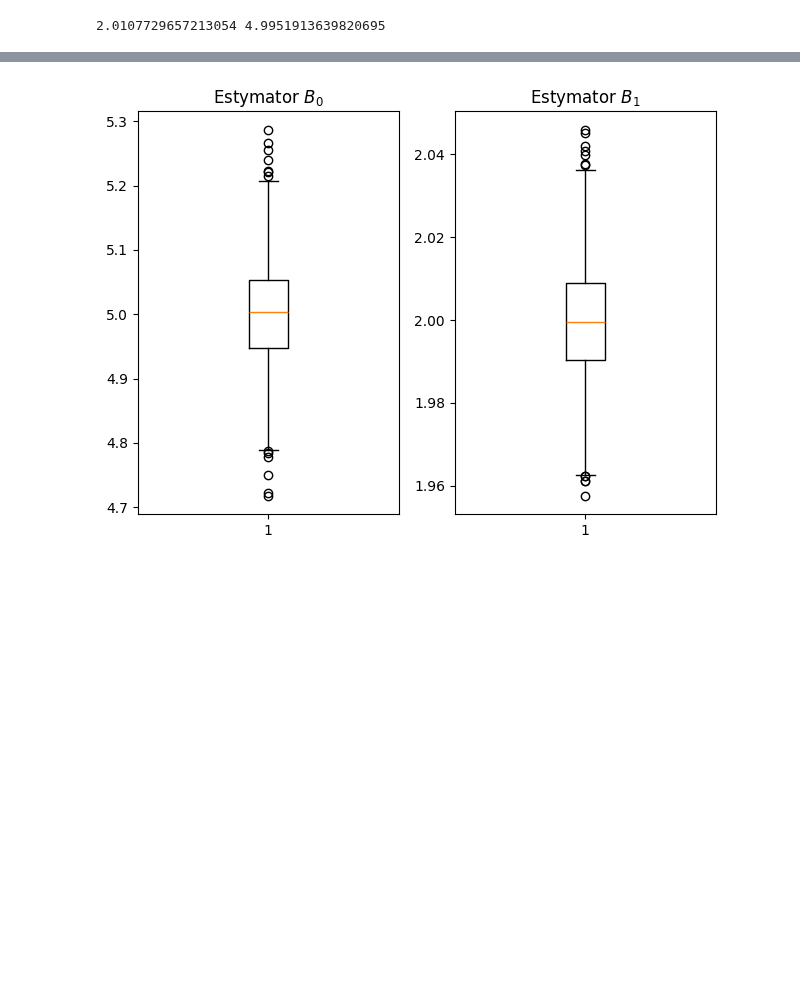
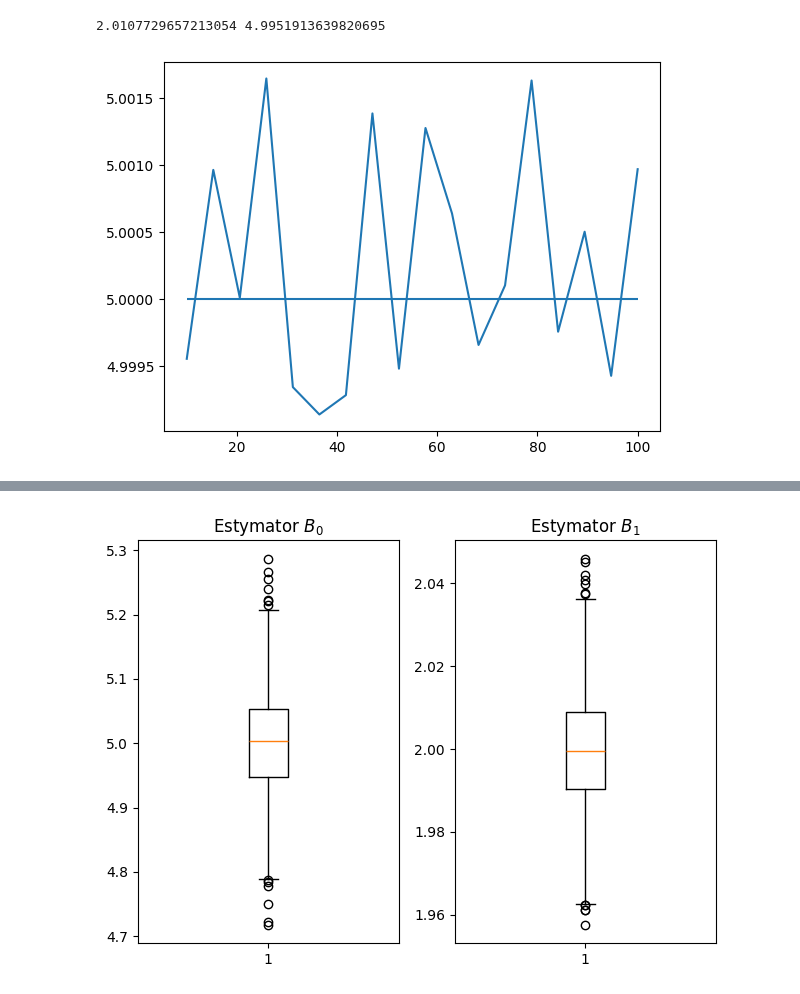
Before and after one commit to rafglo/Computer-Analysis-of-Time-Series, a Jupyter notebook: lista2.ipynb, the cells around one changed output, grey strips where cells are left out. Saved outputs shown, nothing was run; the diff lists cells and outputs as text; code cells hidden in the pictures; blank space fills up the shorter version.

```diff
--- a/lista2.ipynb
+++ b/lista2.ipynb
@@ -55,11 +55,46 @@ def mean_estim(x):
 def variance_estim(x):
     return 1/(len(x) + 1) * np.sum(x**2)
 # %%
-mc = 1000
+mc = 5000
 def estymacja_mc(mc, n, ni, b0, b1):
     bledy = [stats.t.rvs(ni, loc=0, scale=1, size=n) for i in range(mc)]
     ys = [b0 + b1 * x + blad for blad in bledy]
     b0_e, b1_e = [b0_estim(x,y_) for y_ in ys], [b1_estim(x,y_) for y_ in ys]
-    return b0_e, b1_e
+    b0_mean, b1_mean = np.mean(b0_e), np.mean(b1_e)
+    b0_var = np.var(b0_e)
+    b1_var = np.var(b1_e)
+    return b0_mean, b1_mean, b0_var, b1_var
+# %%
+nis = np.linspace(10,100,18)
 # %%
 b0_e, b1_e = estymacja_mc(mc, n, ni, b0, b1)
+# %%
+mc = 5000
+def estymacja_mc_ni(mc, n, nis, b0, b1):
+    b0s, b1s = [], []
+    b0s_teo_var, b1s_teo_var = [], []
+    for nis_ in nis:
+        b0_mc, b1_mc = [], []
+        for i in range(mc):
+            blad = stats.t.rvs(nis_, loc=0, scale=1, size=n)
+            ys = b0 + b1*x + blad
+            b0_e, b1_e = b0_estim(x,ys), b1_estim(x,ys)
+            b0_mc.append(b0_e)
+            b1_mc.append(b1_e)
+        b0s_teo_var.append(((1/n)+((np.mean(x)**2)/np.sum((x-np.mean(x))**2)))*(ni/(ni-2)))
+        b1s_teo_var.append((1/np.sum((x-np.mean(x))**2))*(ni/(ni-2)))
+        b0s.append(b0_mc)
+        b1s.append(b1_mc)
+    b0_mean = [np.mean(b0_) for b0_ in b0s]
+    b1_mean = [np.mean(b1_) for b1_ in b1s]
+    b0_var = [np.var(b0_) for b0_ in b0s]
+    b1_var = [np.var(b1_) for b1_ in b1s]
+    return b0_mean, b1_mean, b0_var, b1_var, b0s_teo_var, b1s_teo_var
+# %%
+b0_mean, b1_mean, b0_var, b1_var,b0s_teo_var, b1s_teo_var = estymacja_mc_ni(mc, n, nis, b0, b1)
+# %%
+plt.plot(nis, b0_mean)
+plt.hlines(b0,10,100)
+plt.show()
+# %% [output]
+[figure, added]
```
Also changed, not shown: parts of 11 cells of this notebook.
